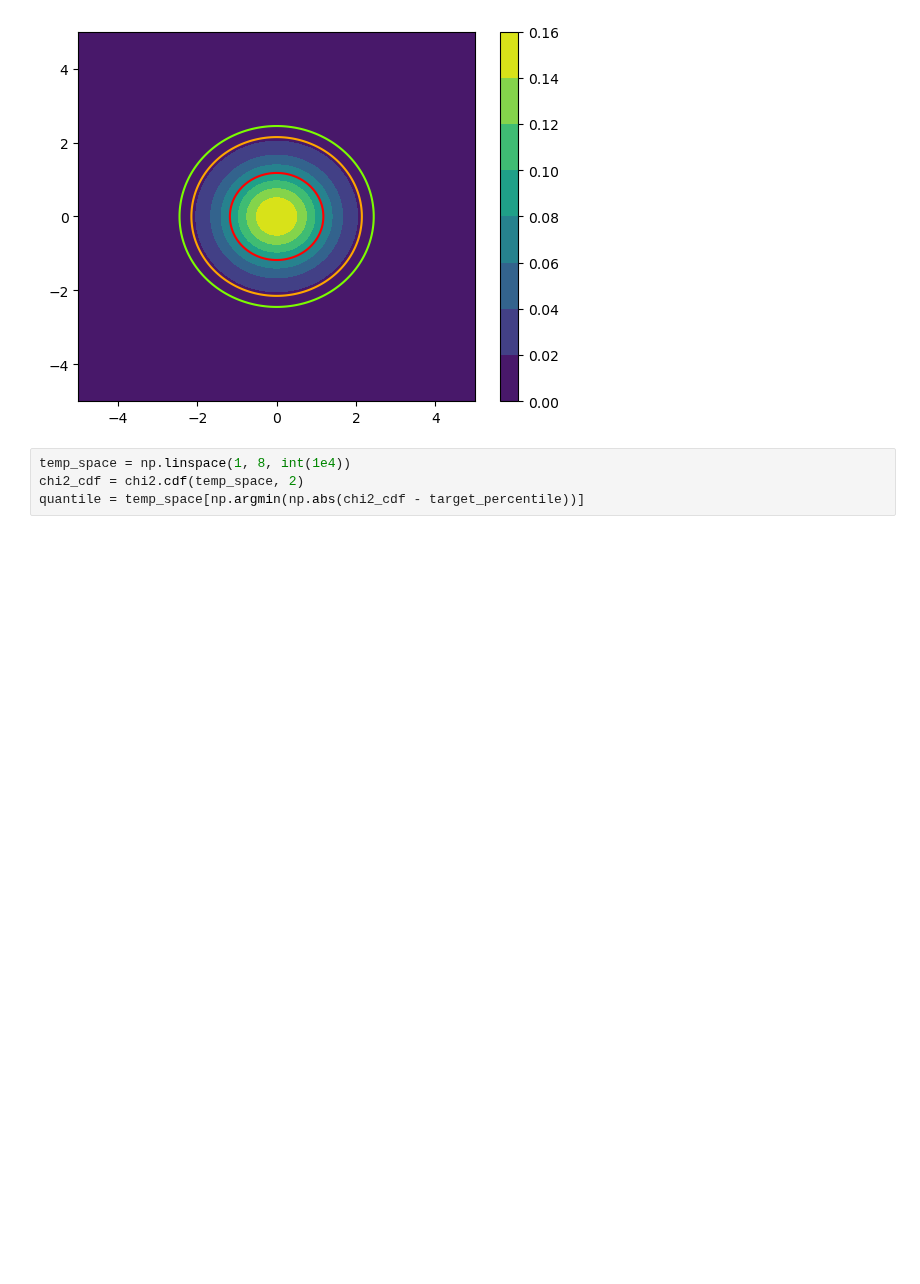
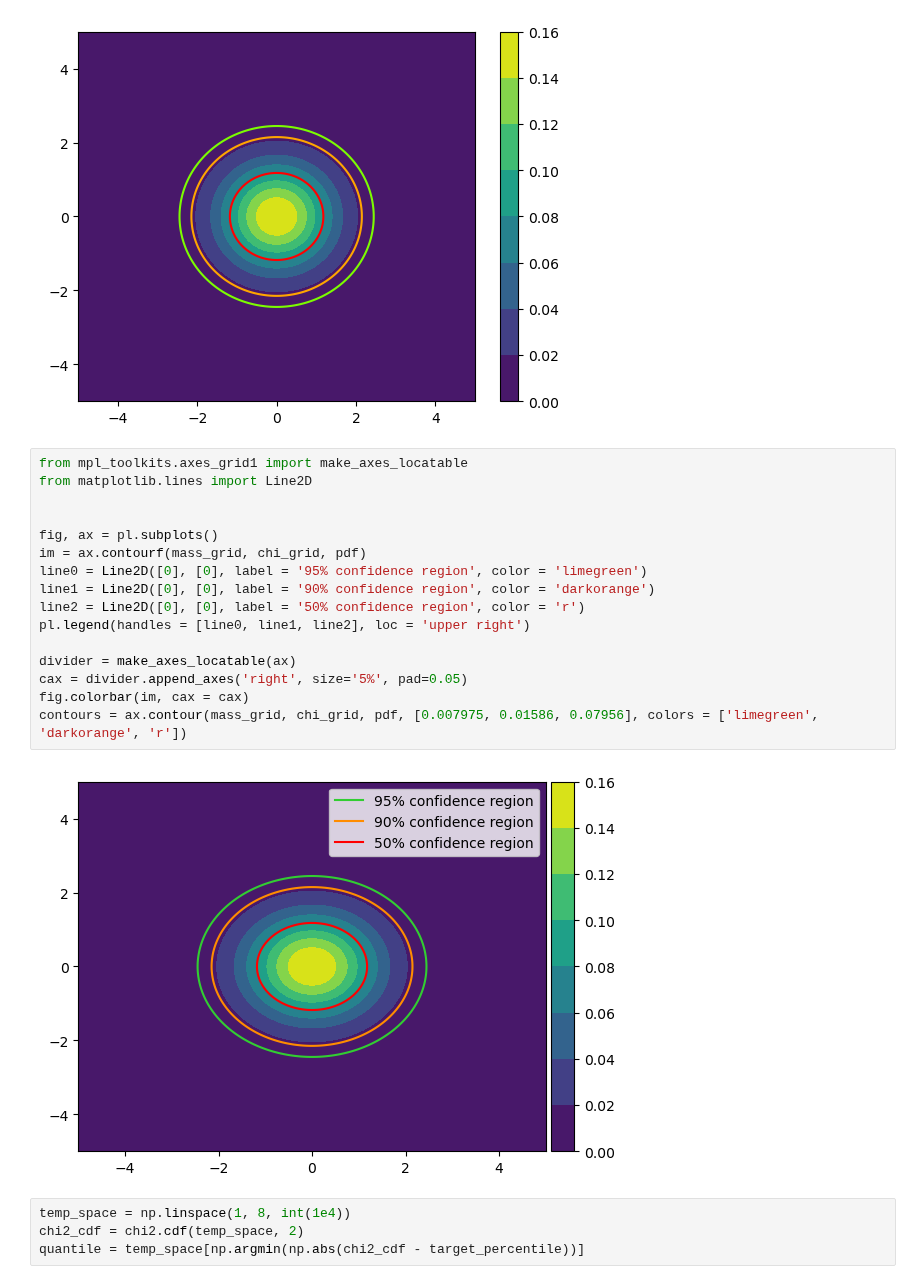
Before and after one commit to Sizheng-Ma/qnm_filter, a Jupyter notebook: code_demo/Credible region verification.ipynb, the cells around one changed output. Cells and saved outputs as stored; diff of their text form; blank space fills up the shorter version.

```diff
--- a/code_demo/Credible region verification.ipynb
+++ b/code_demo/Credible region verification.ipynb
@@ -29,6 +29,24 @@ pl.contour(mass_grid, chi_grid, pdf, [0.007975, 0.01586, 0.07956], colors = ['la
 # %% [output]
 <matplotlib.contour.QuadContourSet at 0x...>
 [figure]
+# %%
+from mpl_toolkits.axes_grid1 import make_axes_locatable
+from matplotlib.lines import Line2D
+
+
+fig, ax = pl.subplots()
+im = ax.contourf(mass_grid, chi_grid, pdf)
+line0 = Line2D([0], [0], label = '95% confidence region', color = 'limegreen')
+line1 = Line2D([0], [0], label = '90% confidence region', color = 'darkorange')
+line2 = Line2D([0], [0], label = '50% confidence region', color = 'r')
+pl.legend(handles = [line0, line1, line2], loc = 'upper right')
+
+divider = make_axes_locatable(ax)
+cax = divider.append_axes('right', size='5%', pad=0.05)
+fig.colorbar(im, cax = cax)
+contours = ax.contour(mass_grid, chi_grid, pdf, [0.007975, 0.01586, 0.07956], colors = ['limegreen', 'darkorange', 'r'])
+# %% [output]
+[figure, added]
 # %%
 temp_space = np.linspace(1, 8, int(1e4))
 chi2_cdf = chi2.cdf(temp_space, 2)
```
Also changed, not shown: 2 other files.
